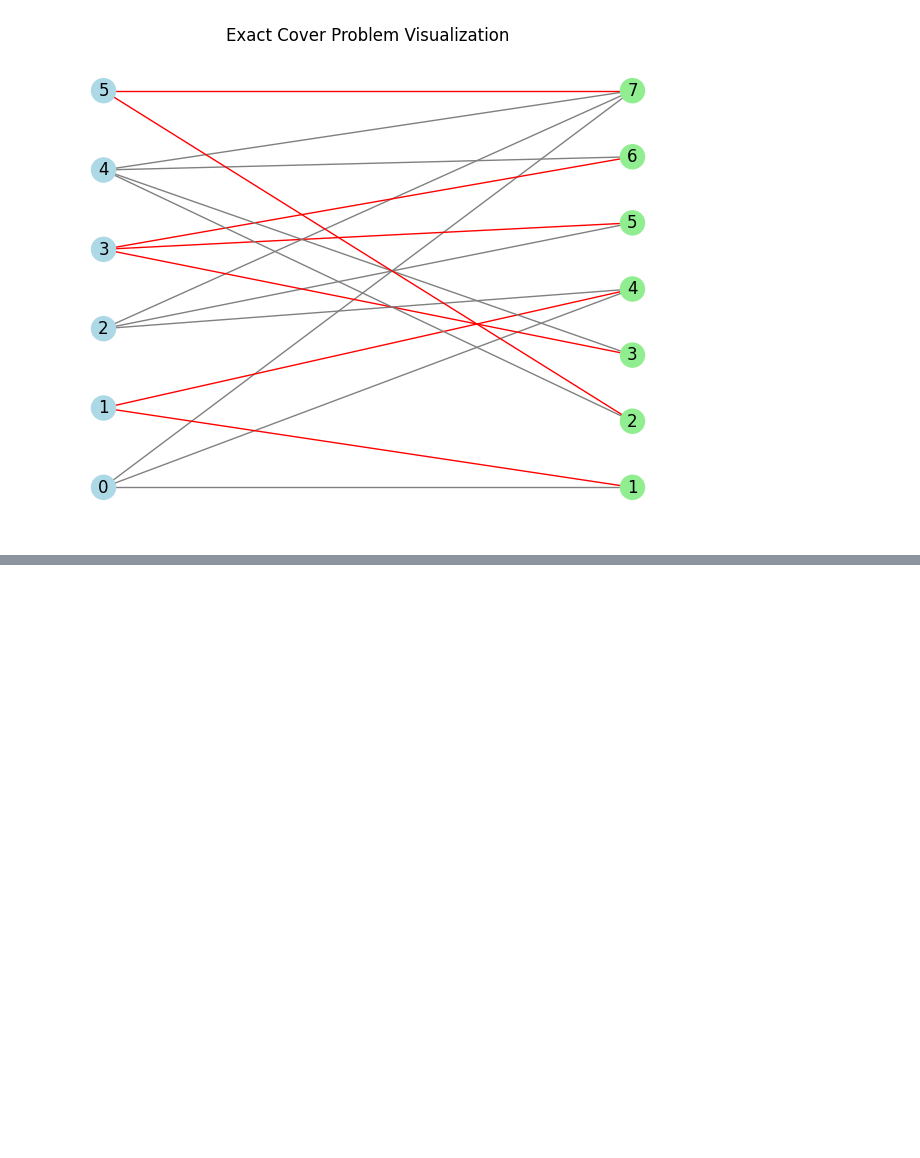
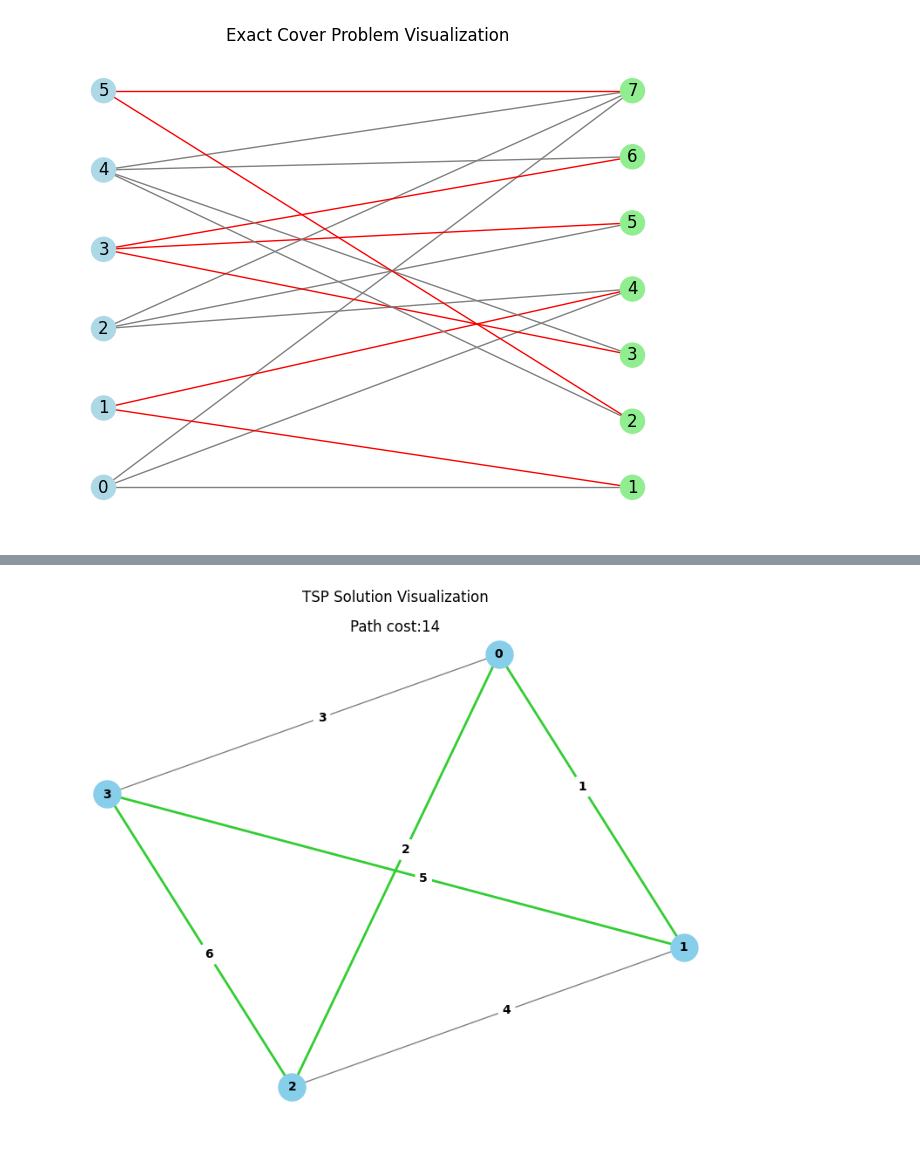
Before and after one commit to PCSS-Quantum/QLauncher, a Jupyter notebook: docs/tutorials/Backends/Qiskit.ipynb, the cells around one changed output, grey strips where cells are left out. Saved outputs shown, nothing was run; the diff lists cells and outputs as text; code cells hidden in the pictures; blank space fills up the shorter version.

```diff
--- a/docs/tutorials/Backends/Qiskit.ipynb
+++ b/docs/tutorials/Backends/Qiskit.ipynb
@@ -42,0 +53,6 @@ pr.visualize(result.best_bitstring[::-1])
+# %%
+launcher = QuantumLauncher(pr,alg,backend)
+result = launcher.run()
+pr.visualize(result.best_bitstring)
+# %% [output]
+[figure, added]
```
Also changed, not shown: parts of 10 cells of this notebook, 3 other files.
